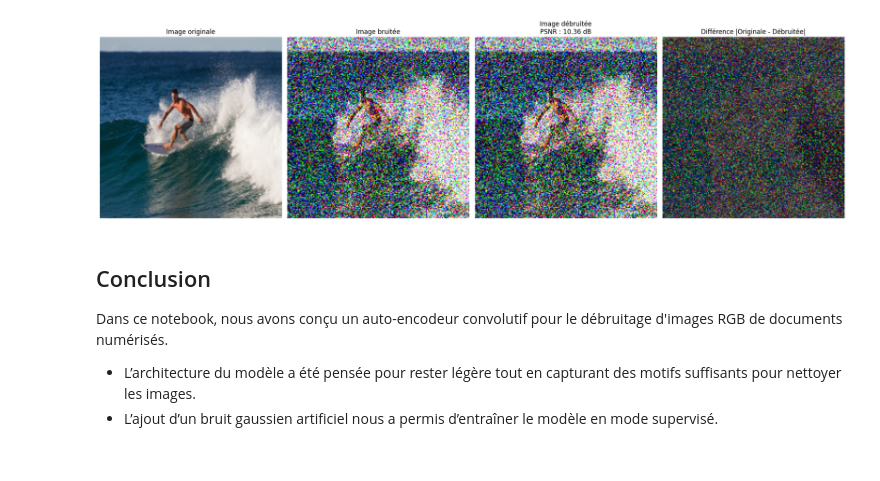
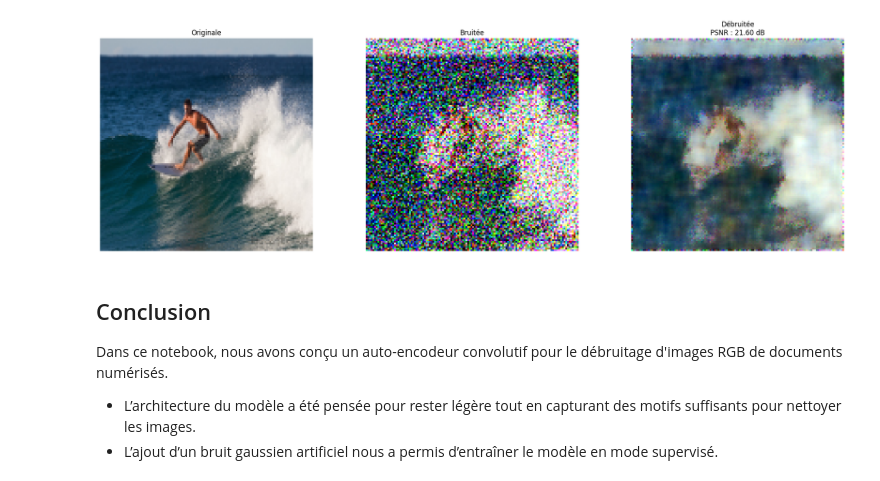
Before and after one commit to clementfornes13/leyenda_project, a Jupyter notebook: Livrable 2.ipynb, the cells around one changed output. Cells and saved outputs as stored; diff of their text form; code cells hidden in the pictures.

Commit message:
L2 PSNR 21.6

```diff
--- a/Livrable 2.ipynb
+++ b/Livrable 2.ipynb
@@ -73,13 +67,12 @@ def build_light_dncnn(input_shape=(img_size, img_size, 3), num_layers=5, num_fil
         x = BatchNormalization()(x)
         x = Activation('relu')(x)
 
-    x = Conv2D(3, (3, 3), padding='same')(x)  # bruit RGB prédit
+    x = Conv2D(3, (3, 3), padding='same')(x)
 
     model = Model(inputs=input_img, outputs=x)
-    model.compile(optimizer=Adam(learning_rate=1e-3), loss='mse')
+    model.compile(optimizer=Adam(learning_rate=1e-3), loss='mae', metrics=['mae'])
     return model
 
-# Construction du modèle allégé
 dncnn = build_light_dncnn()
 dncnn.summary()
 # %% [output]
@@ -105,20 +98,15 @@ Model: "functional_3"
  Trainable params: 29,699 (116.01 KB)
  Non-trainable params: 192 (768.00 B)
 # %%
-from tensorflow.keras.callbacks import EarlyStopping, ReduceLROnPlateau
-
-# Calcul du bruit réel
-noise = X_noisy - X
-
 callbacks = [
-    EarlyStopping(patience=5, restore_best_weights=True, monitor='val_loss'),
-    ReduceLROnPlateau(patience=3, factor=0.5, verbose=1)
+    EarlyStopping(patience=7, restore_best_weights=True, monitor='loss'),
+    ReduceLROnPlateau(patience=7, factor=0.5, verbose=1)
 ]
 
 history = dncnn.fit(
     X_noisy, noise,
-    batch_size=32,
-    epochs=50,
+    batch_size=8,
+    epochs=200,
     validation_split=0.1,
     shuffle=True,
     callbacks=callbacks
@@ -159,48 +147,11 @@ plt.show()
 # %%
-from skimage.metrics import peak_signal_noise_ratio as psnr
+predicted_noise = dncnn.predict(np.expand_dims(X_noisy[0], axis=0))[0]
+denoised_img = np.clip(X_noisy[0] - predicted_noise, 0., 1.)
+image_psnr = psnr(X[0], denoised_img, data_range=1.0)
 
-# Index de l'image à tester
-image_index = 0
-
-# Prédiction du bruit
-predicted_noise = dncnn.predict(np.expand_dims(X_noisy[image_index], axis=0))[0]
-
-# Image débruitée = image bruitée - bruit prédit
-denoised_img = np.clip(X_noisy[image_index] - predicted_noise, 0., 1.)
-
-# Calcul du PSNR
-image_psnr = psnr(X[image_index], denoised_img, data_range=1.0)
-
-# Erreur absolue
-error_map = np.abs(X[image_index] - denoised_img)
-
-# Affichage
 plt.figure(figsize=(20, 6))
-
-# Image originale
-plt.subplot(1, 4, 1)
-plt.imshow(X[image_index])
-plt.title("Image originale")
-plt.axis("off")
-
-# Image bruitée
-plt.subplot(1, 4, 2)
-plt.imshow(X_noisy[image_index])
-plt.title("Image bruitée")
-plt.axis("off")
-
-# Image débruitée
-plt.subplot(1, 4, 3)
-plt.imshow(denoised_img)
-plt.title(f"Image débruitée\nPSNR : {image_psnr:.2f} dB")
-plt.axis("off")
-
-# Carte d'erreur
-plt.subplot(1, 4, 4)
-plt.imshow(error_map)
-plt.title("Différence |Originale - Débruitée|")
-plt.axis("off")
-
-plt.tight_layout()
-plt.show()
+plt.subplot(1, 3, 1); plt.imshow(X[0]); plt.title("Originale"); plt.axis("off")
+plt.subplot(1, 3, 2); plt.imshow(X_noisy[0]); plt.title("Bruitée"); plt.axis("off")
+plt.subplot(1, 3, 3); plt.imshow(denoised_img); plt.title(f"Débruitée\nPSNR : {image_psnr:.2f} dB"); plt.axis("off")
+plt.tight_layout(); plt.show()
 # %% [output]
@@ -208,4 +159,4 @@ plt.show()
-[figure, old version]
+[figure, new version]
 # %% [markdown]
 ## Conclusion
 
```
Also changed, not shown: parts of 8 cells of this notebook.
